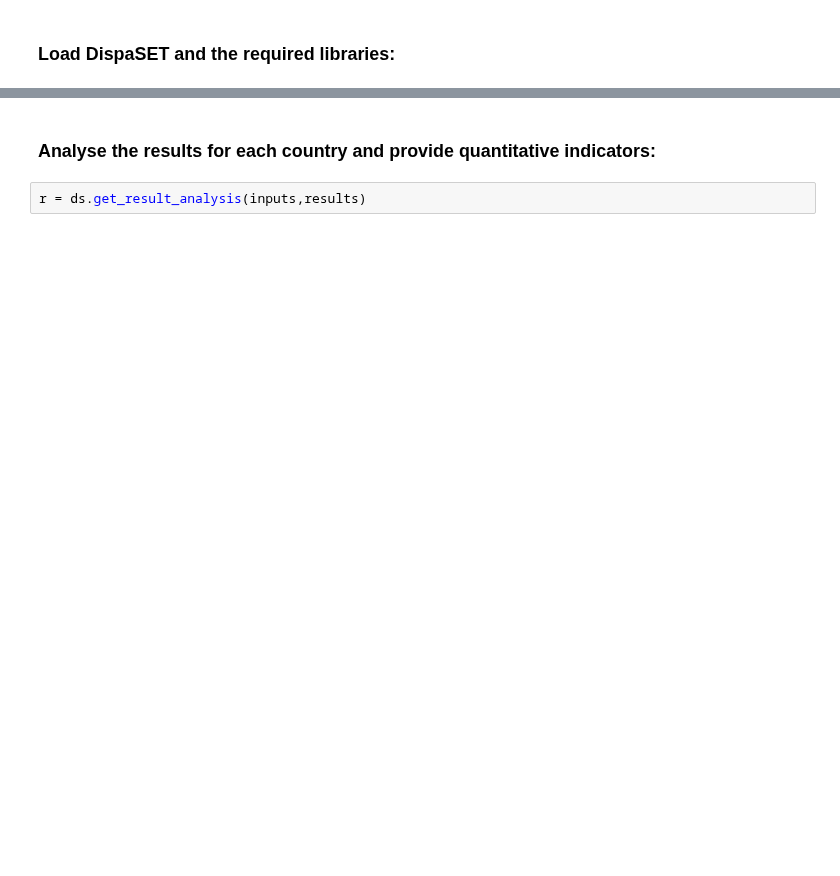
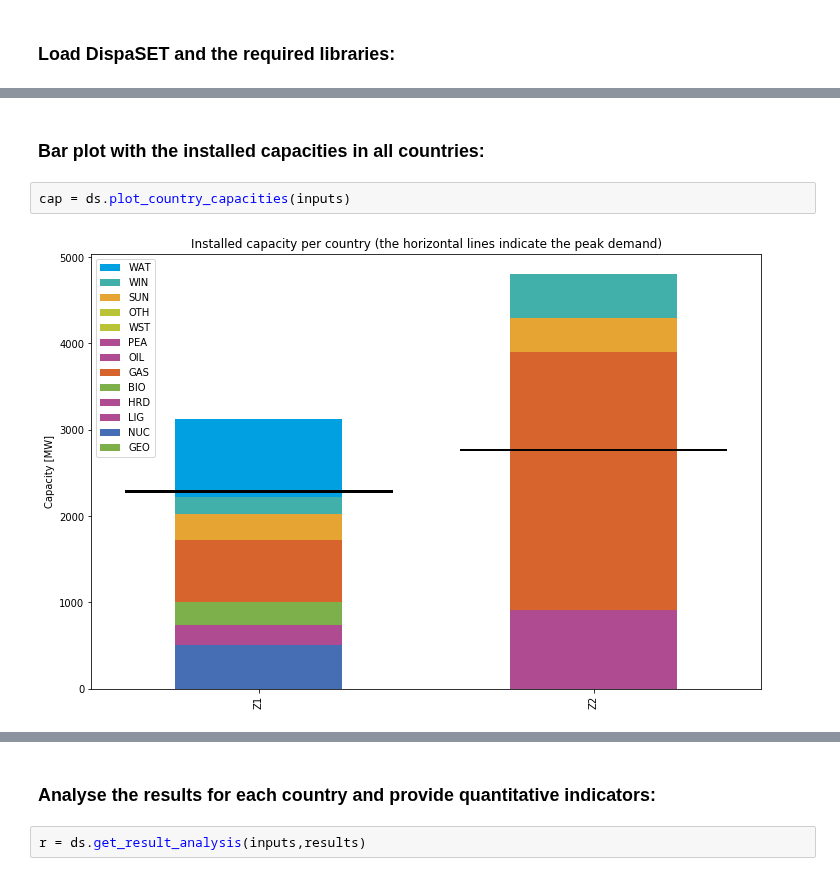
Before and after one commit to energy-modelling-toolkit/Dispa-SET, a Jupyter notebook: scripts/Read_results_notebook.ipynb, the cells around one changed output, grey strips where cells are left out. Saved outputs shown, nothing was run; the diff lists cells and outputs as text; blank space fills up the shorter version.

```diff
--- a/scripts/Read_results_notebook.ipynb
+++ b/scripts/Read_results_notebook.ipynb
@@ -63,0 +79,6 @@ True
+# %% [markdown]
+### Bar plot with the installed capacities in all countries:
+# %%
+cap = ds.plot_country_capacities(inputs)
+# %% [output]
+[figure, added]
```
Also changed, not shown: parts of 49 cells of this notebook.
